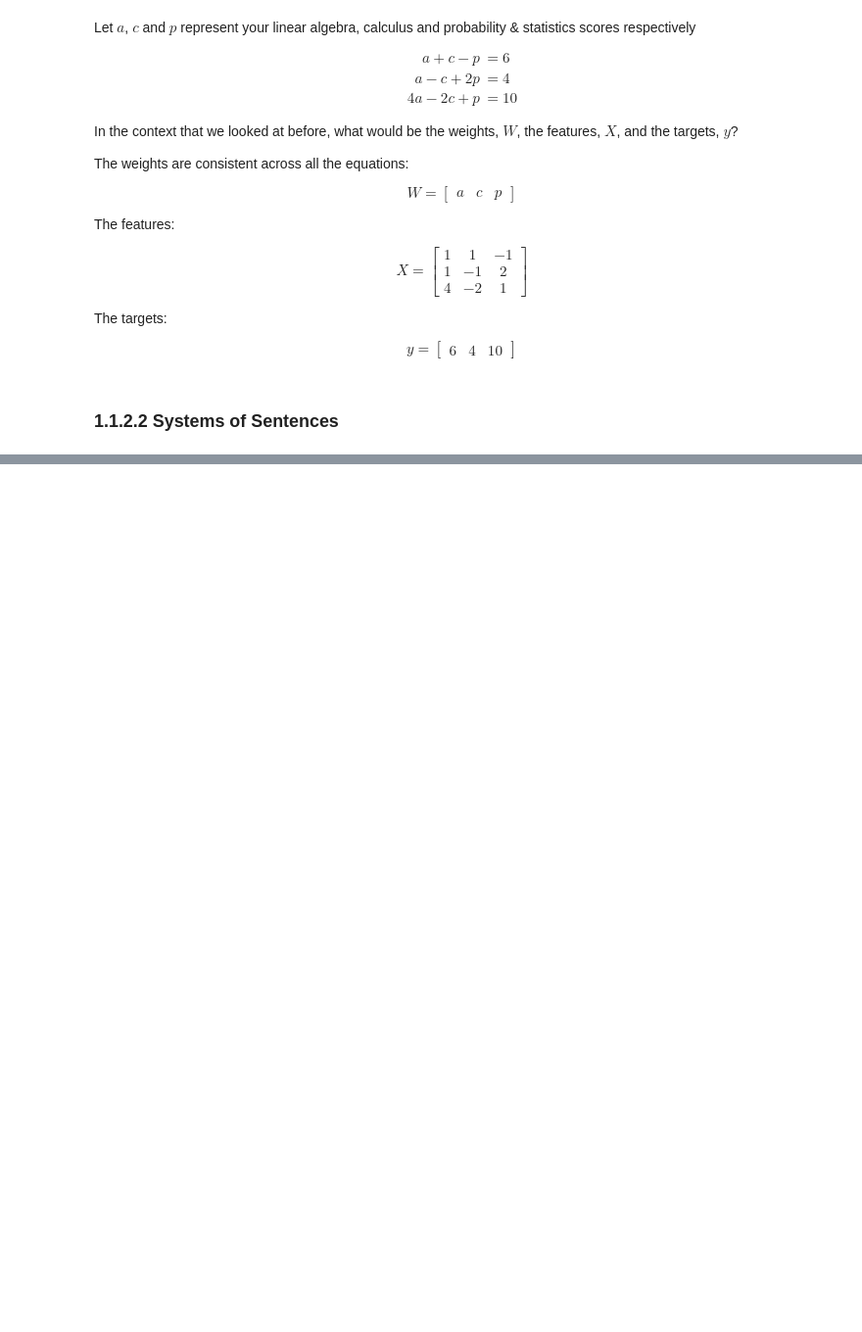
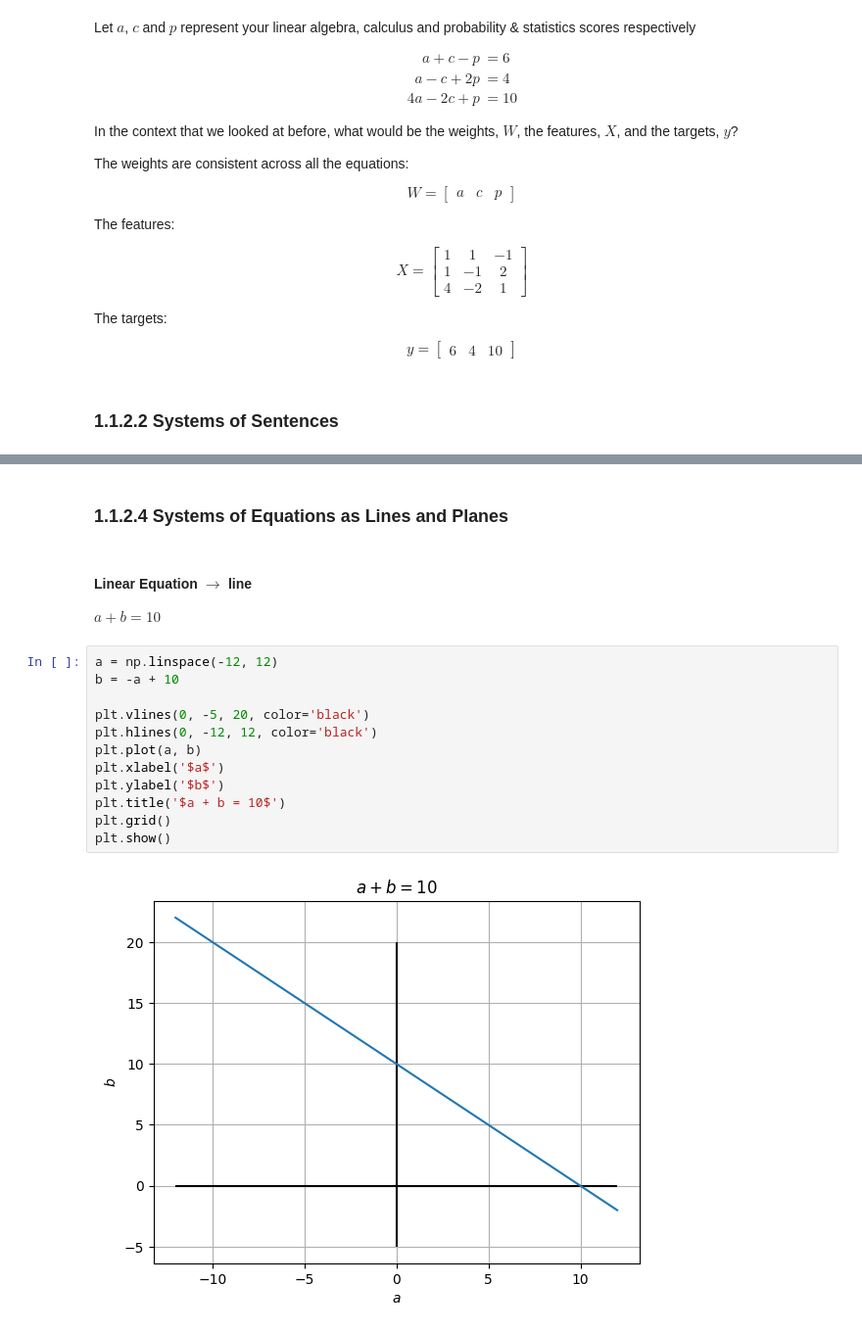
Before and after one commit to PaulToronto/DeepLearning-AI---Mathematics-for-Machine-Learning-and-Data-Science, a Jupyter notebook: 1_1_Systems_of_Linear_Equations.ipynb, the cells around one changed output, grey strips where cells are left out. Shown at 98% size. Saved outputs shown, nothing was run; the diff lists cells and outputs as text; blank space fills up the shorter version.

```diff
--- a/1_1_Systems_of_Linear_Equations.ipynb
+++ b/1_1_Systems_of_Linear_Equations.ipynb
@@ -143,0 +565,20 @@ $$
+# %% [markdown]
+### 1.1.2.4 Systems of Equations as Lines and Planes
+# %% [markdown]
+#### Linear Equation $\rightarrow$ line
+
+$a + b = 10$
+# %%
+a = np.linspace(-12, 12)
+b = -a + 10
+
+plt.vlines(0, -5, 20, color='black')
+plt.hlines(0, -12, 12, color='black')
+plt.plot(a, b)
+plt.xlabel('$a$')
+plt.ylabel('$b$')
+plt.title('$a + b = 10$')
+plt.grid()
+plt.show()
+# %% [output]
+[figure, added]
```
Also changed, not shown: parts of 104 cells of this notebook.
